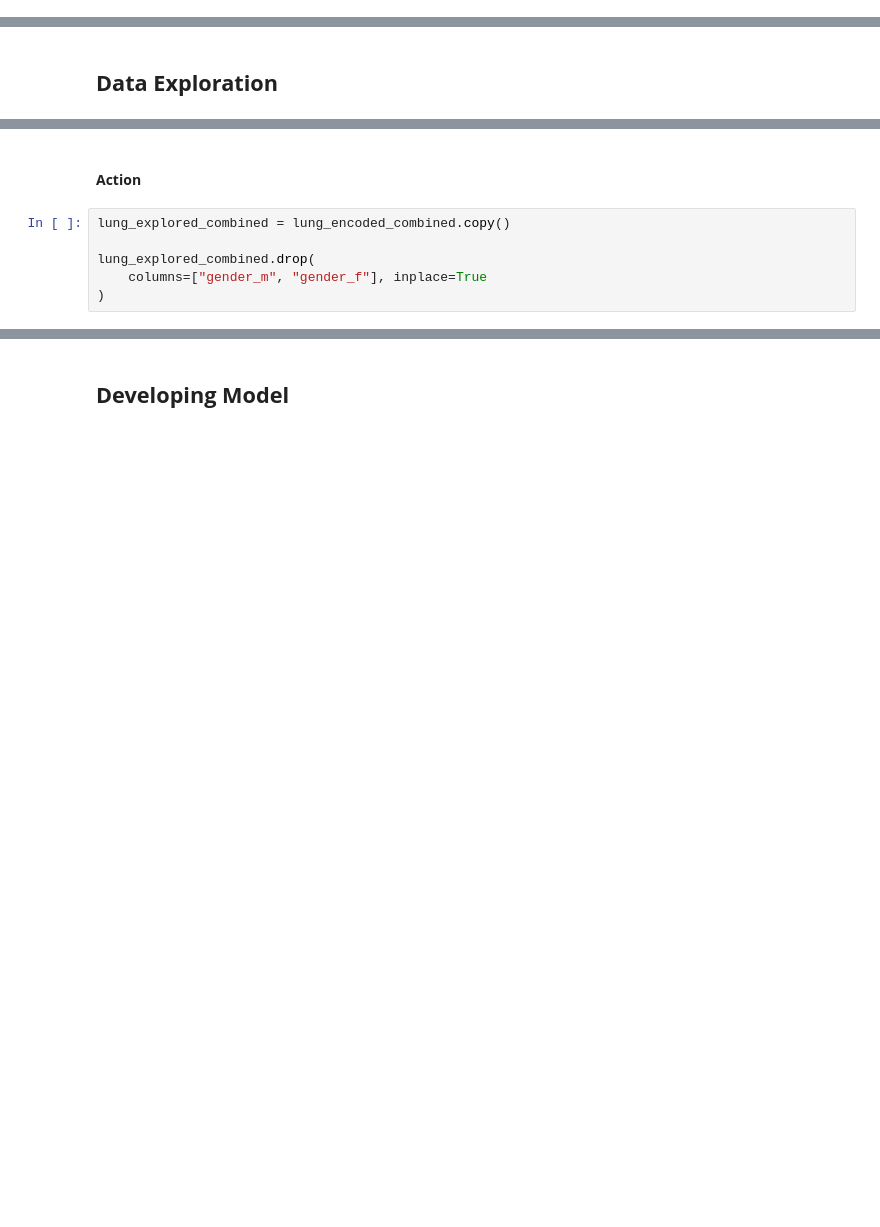
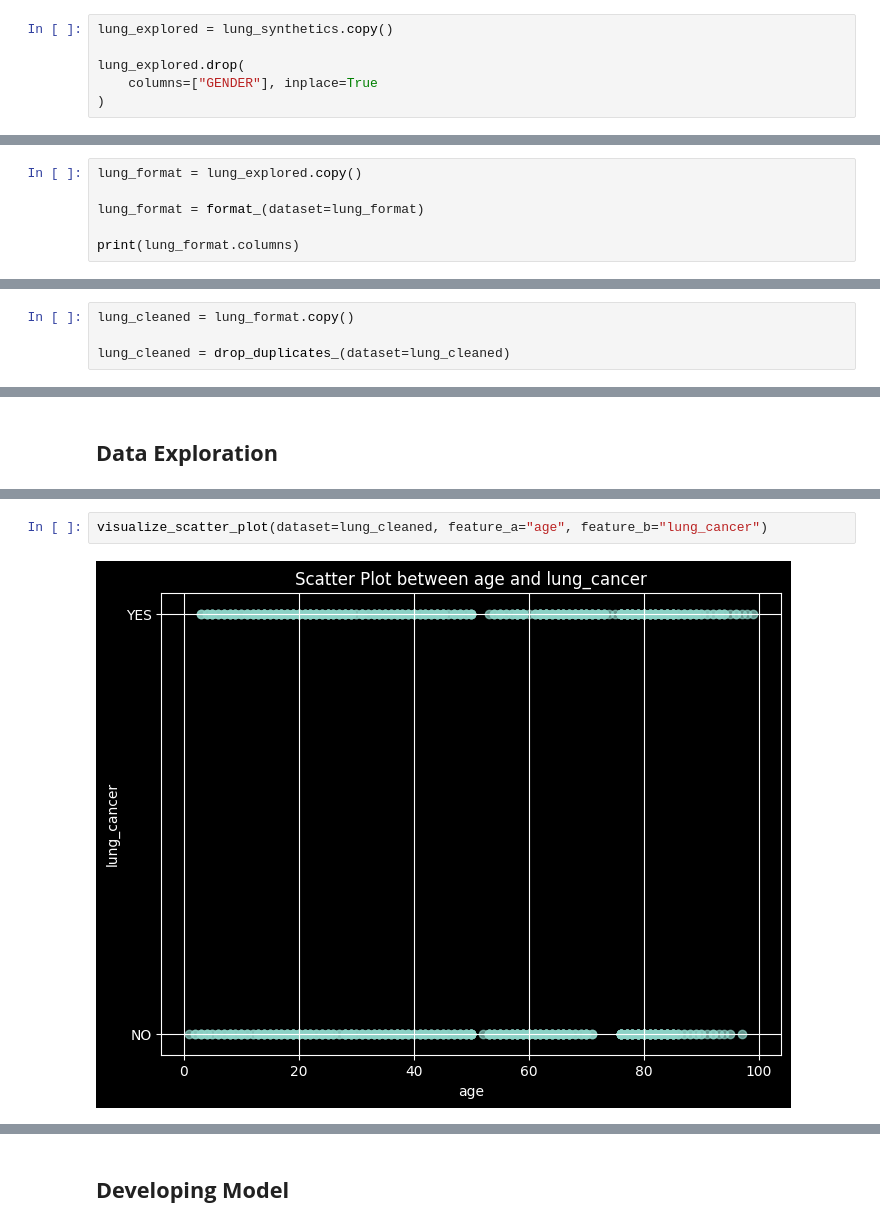
Before and after one commit to crbsdndr/cancer_detection, a Jupyter notebook: lung_cancer_detection.ipynb, the cells around one changed output, grey strips where cells are left out. Drawn from its saved outputs; the diff is of its cells as text; blank space fills up the shorter version.

```diff
--- a/lung_cancer_detection.ipynb
+++ b/lung_cancer_detection.ipynb
@@ -174,0 +250,6 @@ lung_synthetics.describe()
+# %%
+lung_explored = lung_synthetics.copy()
+
+lung_explored.drop(
+    columns=["GENDER"], inplace=True
+)
@@ -174,0 +258,6 @@ lung_synthetics.describe()
+# %%
+lung_format = lung_explored.copy()
+
+lung_format = format_(dataset=lung_format)
+
+print(lung_format.columns)
@@ -174,0 +273,4 @@ lung_synthetics.describe()
+# %%
+lung_cleaned = lung_format.copy()
+
+lung_cleaned = drop_duplicates_(dataset=lung_cleaned)
@@ -385,8 +402,4 @@ visualize_correlation_matrix(dataset=lung_cleaned_combined)
-# %% [markdown]
-#### **Action**
-# %%
-lung_explored_combined = lung_encoded_combined.copy()
-
-lung_explored_combined.drop(
-    columns=["gender_m", "gender_f"], inplace=True
-)
+# %%
+visualize_scatter_plot(dataset=lung_cleaned, feature_a="age", feature_b="lung_cancer")
+# %% [output]
+[figure, added]
```
Also changed, not shown: parts of 87 cells of this notebook, 3 other files.
